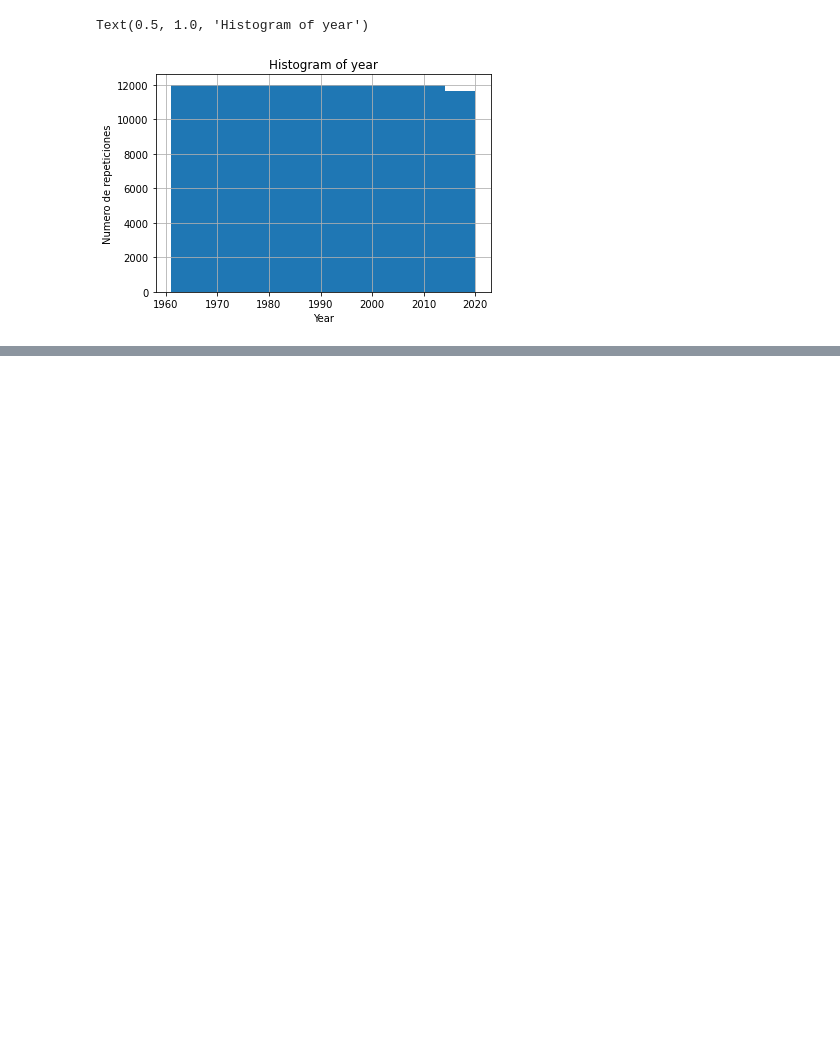
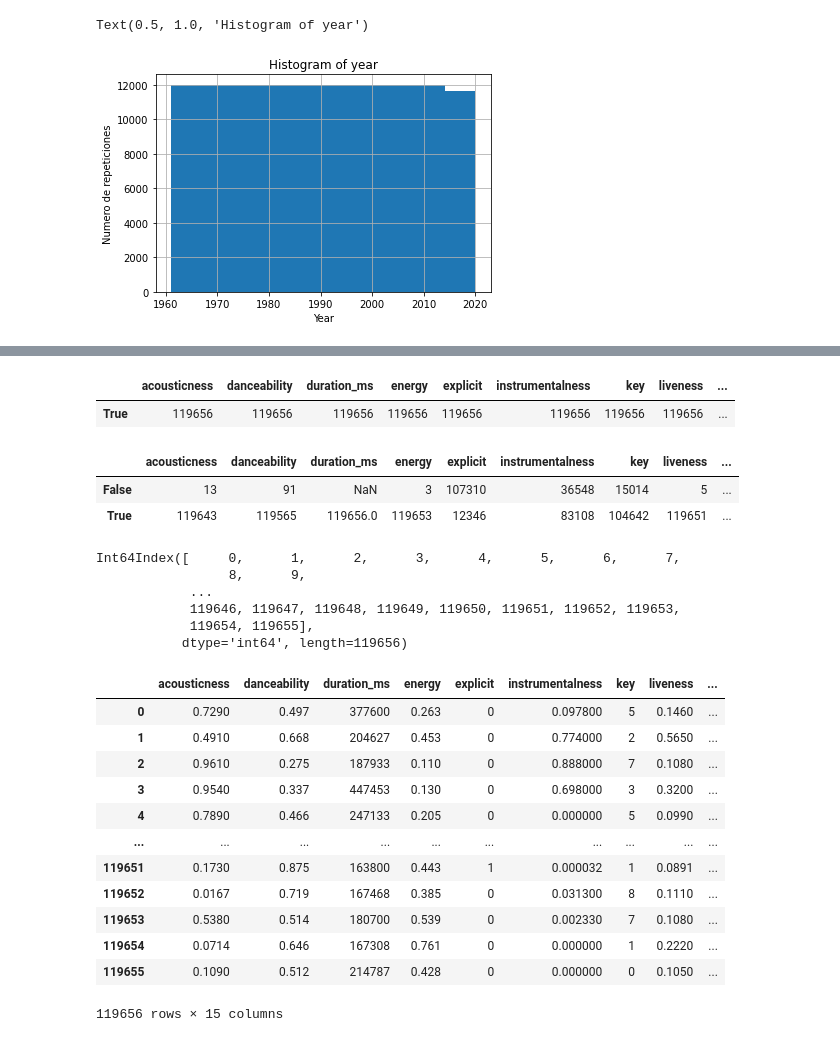
Before and after one commit to JHON-EDV/Clasificacion_Spotify, a Jupyter notebook: Clasificacion_Spotify_HIT.ipynb, the cells around one changed output, grey strips where cells are left out. Saved outputs shown, nothing was run; the diff lists cells and outputs as text; code cells hidden in the pictures; blank space fills up the shorter version.

```diff
--- a/Clasificacion_Spotify_HIT.ipynb
+++ b/Clasificacion_Spotify_HIT.ipynb
@@ -252,0 +262,38 @@ spotify_num_1940.describe()
+# %%
+spotify_num_1940.notnull().apply(pd.Series.value_counts)
+# %% [output]
+|  | acousticness | danceability | duration_ms | energy | explicit | instrumentalness | key | liveness | ... |
+| True | 119656 | 119656 | 119656 | 119656 | 119656 | 119656 | 119656 | 119656 | ... |
+# %%
+(spotify_num_1940 != 0).apply(pd.Series.value_counts)
+# %% [output]
+|  | acousticness | danceability | duration_ms | energy | explicit | instrumentalness | key | liveness | ... |
+| False | 13 | 91 | NaN | 3 | 107310 | 36548 | 15014 | 5 | ... |
+| True | 119643 | 119565 | 119656.0 | 119653 | 12346 | 83108 | 104642 | 119651 | ... |
+# %%
+spotify_num_1940.index = np.arange(0,len(spotify_num_1940), 1)
+# %%
+spotify_num_1940.index
+# %% [output]
+Int64Index([     0,      1,      2,      3,      4,      5,      6,      7,
+                 8,      9,
+            ...
+            119646, 119647, 119648, 119649, 119650, 119651, 119652, 119653,
+            119654, 119655],
+           dtype='int64', length=119656)
+# %%
+spotify_num_1940
+# %% [output]
+|  | acousticness | danceability | duration_ms | energy | explicit | instrumentalness | key | liveness | ... |
+| 0 | 0.7290 | 0.497 | 377600 | 0.263 | 0 | 0.097800 | 5 | 0.1460 | ... |
+| 1 | 0.4910 | 0.668 | 204627 | 0.453 | 0 | 0.774000 | 2 | 0.5650 | ... |
+| 2 | 0.9610 | 0.275 | 187933 | 0.110 | 0 | 0.888000 | 7 | 0.1080 | ... |
+| 3 | 0.9540 | 0.337 | 447453 | 0.130 | 0 | 0.698000 | 3 | 0.3200 | ... |
+| 4 | 0.7890 | 0.466 | 247133 | 0.205 | 0 | 0.000000 | 5 | 0.0990 | ... |
+| ... | ... | ... | ... | ... | ... | ... | ... | ... | ... |
+| 119651 | 0.1730 | 0.875 | 163800 | 0.443 | 1 | 0.000032 | 1 | 0.0891 | ... |
+| 119652 | 0.0167 | 0.719 | 167468 | 0.385 | 0 | 0.031300 | 8 | 0.1110 | ... |
+| 119653 | 0.5380 | 0.514 | 180700 | 0.539 | 0 | 0.002330 | 7 | 0.1080 | ... |
+| 119654 | 0.0714 | 0.646 | 167308 | 0.761 | 0 | 0.000000 | 1 | 0.2220 | ... |
+| 119655 | 0.1090 | 0.512 | 214787 | 0.428 | 0 | 0.000000 | 0 | 0.1050 | ... |
+119656 rows × 15 columns
```
Also changed, not shown: parts of 2 cells of this notebook.
